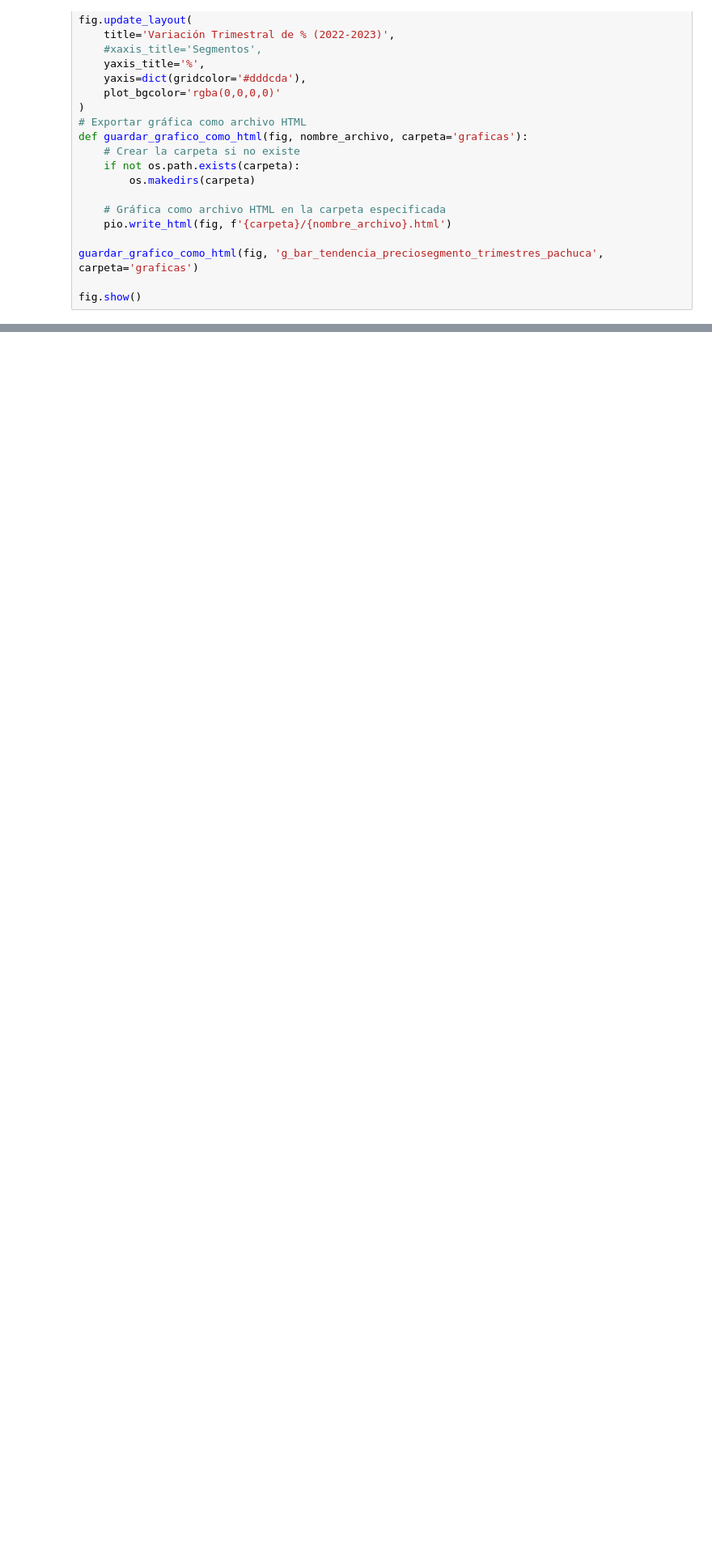
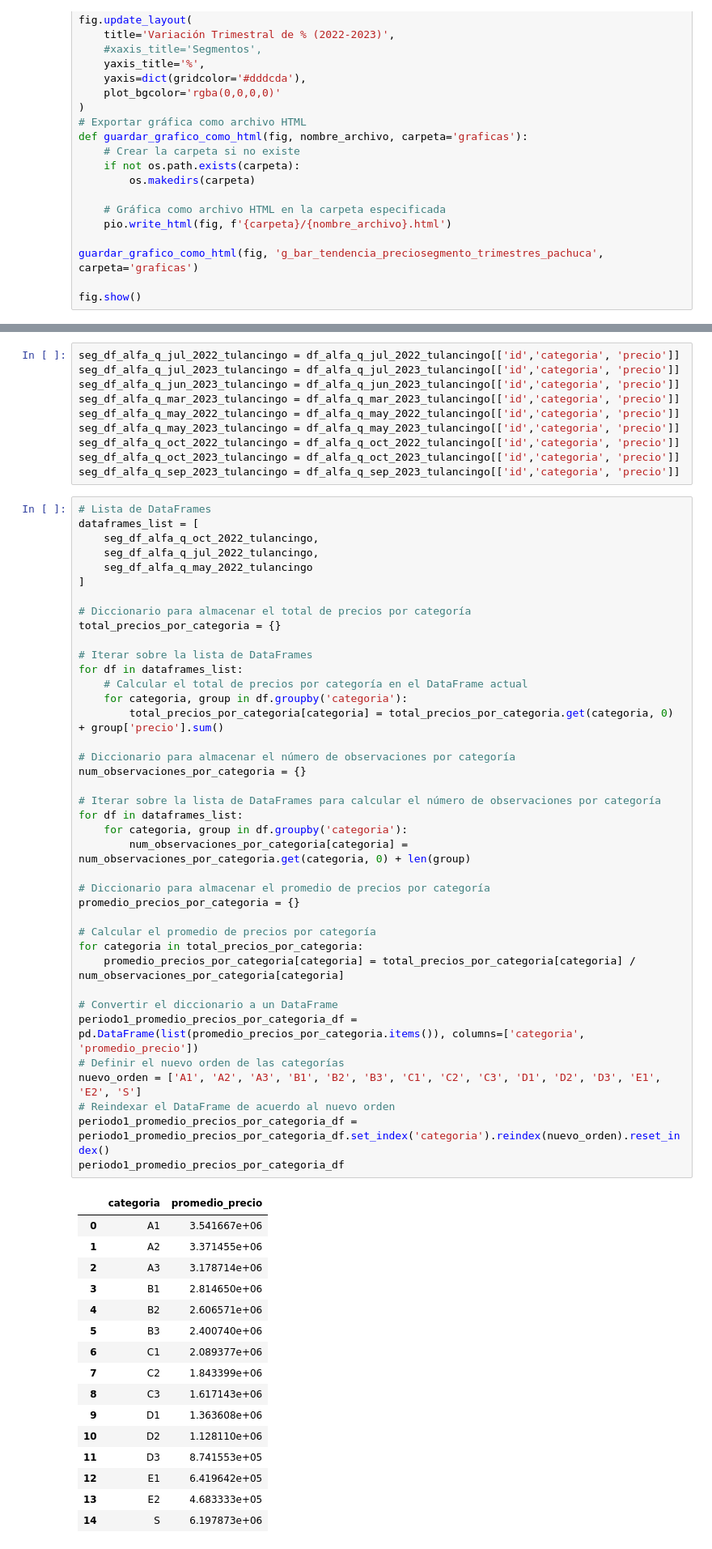
Before and after one commit to MiguelDWT4toCreativo/Datalpine, a Jupyter notebook: resources/jupyter/tendencias de precios por segmento.ipynb, the cells around one changed output, grey strips where cells are left out. Shown at 81% size. Saved outputs shown, nothing was run; the diff lists cells and outputs as text; blank space fills up the shorter version.

Commit message:
3.3 Tendencias de precios por segmento Tulancingo

```diff
--- a/resources/jupyter/tendencias de precios por segmento.ipynb
+++ b/resources/jupyter/tendencias de precios por segmento.ipynb
@@ -433,0 +442,66 @@ fig.show()
+# %%
+seg_df_alfa_q_jul_2022_tulancingo = df_alfa_q_jul_2022_tulancingo[['id','categoria', 'precio']]
+seg_df_alfa_q_jul_2023_tulancingo = df_alfa_q_jul_2023_tulancingo[['id','categoria', 'precio']]
+seg_df_alfa_q_jun_2023_tulancingo = df_alfa_q_jun_2023_tulancingo[['id','categoria', 'precio']]
+seg_df_alfa_q_mar_2023_tulancingo = df_alfa_q_mar_2023_tulancingo[['id','categoria', 'precio']]
+seg_df_alfa_q_may_2022_tulancingo = df_alfa_q_may_2022_tulancingo[['id','categoria', 'precio']]
+seg_df_alfa_q_may_2023_tulancingo = df_alfa_q_may_2023_tulancingo[['id','categoria', 'precio']]
+seg_df_alfa_q_oct_2022_tulancingo = df_alfa_q_oct_2022_tulancingo[['id','categoria', 'precio']]
+seg_df_alfa_q_oct_2023_tulancingo = df_alfa_q_oct_2023_tulancingo[['id','categoria', 'precio']]
+seg_df_alfa_q_sep_2023_tulancingo = df_alfa_q_sep_2023_tulancingo[['id','categoria', 'precio']]
+# %%
+# Lista de DataFrames
+dataframes_list = [
+    seg_df_alfa_q_oct_2022_tulancingo,
+    seg_df_alfa_q_jul_2022_tulancingo,
+    seg_df_alfa_q_may_2022_tulancingo
+]
+
+# Diccionario para almacenar el total de precios por categoría
+total_precios_por_categoria = {}
+
+# Iterar sobre la lista de DataFrames
+for df in dataframes_list:
+    # Calcular el total de precios por categoría en el DataFrame actual
+    for categoria, group in df.groupby('categoria'):
+        total_precios_por_categoria[categoria] = total_precios_por_categoria.get(categoria, 0) + group['precio'].sum()
+
+# Diccionario para almacenar el número de observaciones por categoría
+num_observaciones_por_categoria = {}
+
+# Iterar sobre la lista de DataFrames para calcular el número de observaciones por categoría
+for df in dataframes_list:
+    for categoria, group in df.groupby('categoria'):
+        num_observaciones_por_categoria[categoria] = num_observaciones_por_categoria.get(categoria, 0) + len(group)
+
+# Diccionario para almacenar el promedio de precios por categoría
+promedio_precios_por_categoria = {}
+
+# Calcular el promedio de precios por categoría
+for categoria in total_precios_por_categoria:
+    promedio_precios_por_categoria[categoria] = total_precios_por_categoria[categoria] / num_observaciones_por_categoria[categoria]
+
+# Convertir el diccionario a un DataFrame
+periodo1_promedio_precios_por_categoria_df = pd.DataFrame(list(promedio_precios_por_categoria.items()), columns=['categoria', 'promedio_precio'])
+# Definir el nuevo orden de las categorías
+nuevo_orden = ['A1', 'A2', 'A3', 'B1', 'B2', 'B3', 'C1', 'C2', 'C3', 'D1', 'D2', 'D3', 'E1', 'E2', 'S']
+# Reindexar el DataFrame de acuerdo al nuevo orden
+periodo1_promedio_precios_por_categoria_df = periodo1_promedio_precios_por_categoria_df.set_index('categoria').reindex(nuevo_orden).reset_index()
+periodo1_promedio_precios_por_categoria_df
+# %% [output]
+|  | categoria | promedio_precio |
+| 0 | A1 | 3.541667e+06 |
+| 1 | A2 | 3.371455e+06 |
+| 2 | A3 | 3.178714e+06 |
+| 3 | B1 | 2.814650e+06 |
+| 4 | B2 | 2.606571e+06 |
+| 5 | B3 | 2.400740e+06 |
+| 6 | C1 | 2.089377e+06 |
+| 7 | C2 | 1.843399e+06 |
+| 8 | C3 | 1.617143e+06 |
+| 9 | D1 | 1.363608e+06 |
+| 10 | D2 | 1.128110e+06 |
+| 11 | D3 | 8.741553e+05 |
+| 12 | E1 | 6.419642e+05 |
+| 13 | E2 | 4.683333e+05 |
+| 14 | S | 6.197873e+06 |
```
Also changed, not shown: parts of 6 cells of this notebook, 2 other files.
